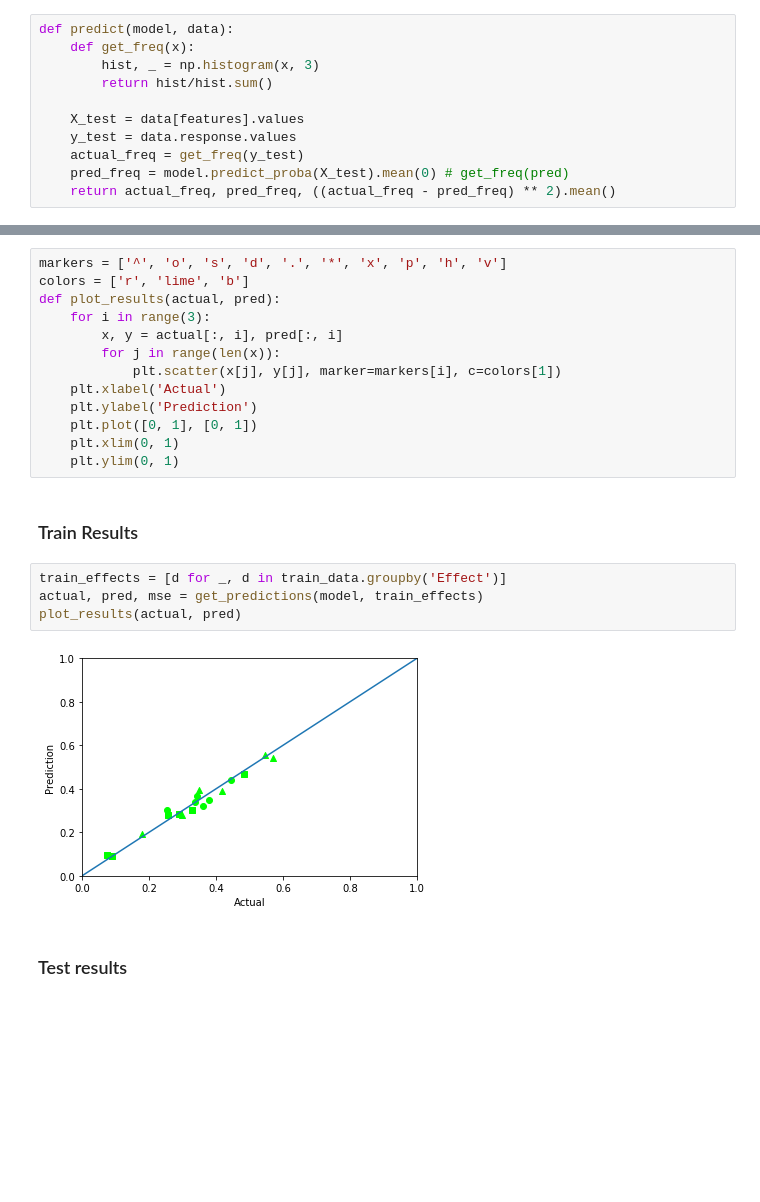
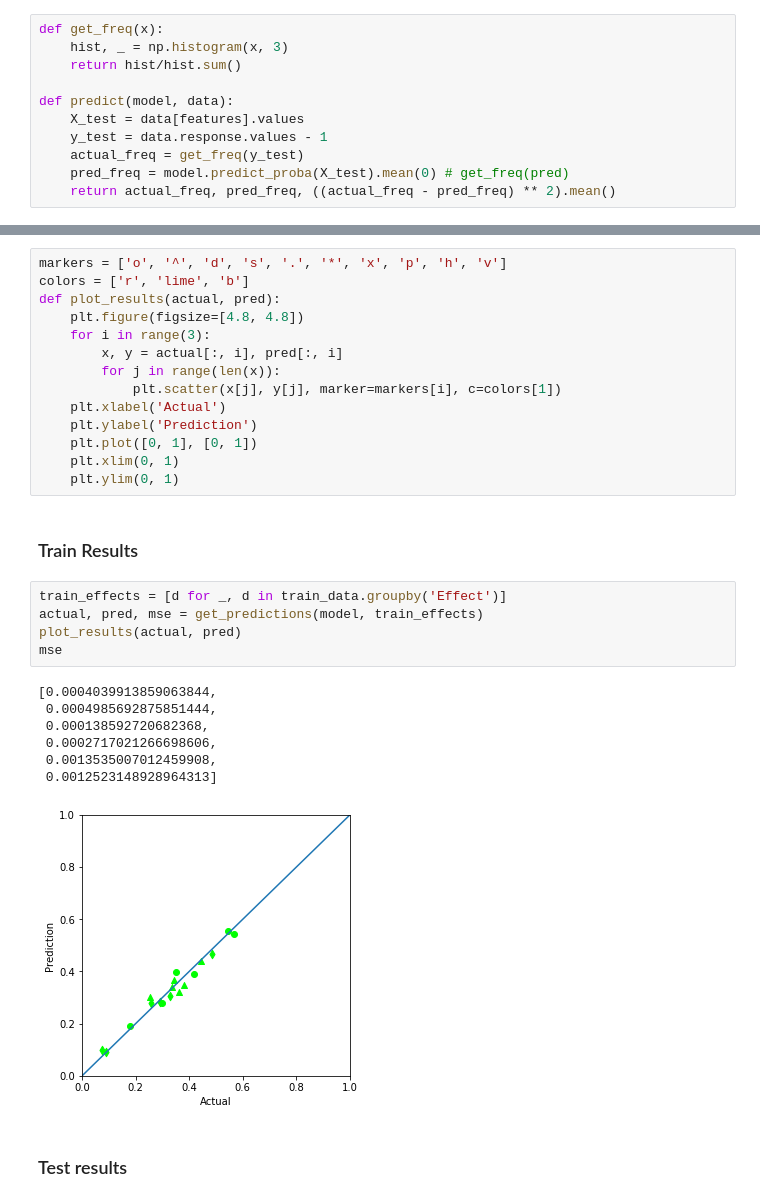
Before and after one commit to Rahgooy/mlba_ml, a Jupyter notebook: Aggregate learning.ipynb, the cells around one changed output, grey strips where cells are left out. Drawn from its saved outputs; the diff is of its cells as text; blank space fills up the shorter version.

Commit message:
Plotting the paper resutls

```diff
--- a/Aggregate learning.ipynb
+++ b/Aggregate learning.ipynb
@@ -40,13 +41,13 @@ LogisticRegression(C=1.0, class_weight=None, dual=False, fit_intercept=True,
 # %% [markdown]
 ## Results
 # %%
+def get_freq(x):
+    hist, _ = np.histogram(x, 3)
+    return hist/hist.sum()
+
 def predict(model, data):
-    def get_freq(x):
-        hist, _ = np.histogram(x, 3)
-        return hist/hist.sum()
-
     X_test = data[features].values
-    y_test = data.response.values
+    y_test = data.response.values - 1
     actual_freq = get_freq(y_test)
     pred_freq = model.predict_proba(X_test).mean(0) # get_freq(pred)
     return actual_freq, pred_freq, ((actual_freq - pred_freq) ** 2).mean()
@@ -66,9 +67,10 @@ def get_predictions(model, data):
     pred = np.array(pred)
     return actual, pred, MSE
 # %%
-markers = ['^', 'o', 's', 'd', '.', '*', 'x', 'p', 'h', 'v']
+markers = ['o', '^', 'd', 's', '.', '*', 'x', 'p', 'h', 'v']
 colors = ['r', 'lime', 'b']
 def plot_results(actual, pred):
+    plt.figure(figsize=[4.8, 4.8])
     for i in range(3):
         x, y = actual[:, i], pred[:, i]
         for j in range(len(x)):
@@ -83,9 +85,16 @@ def plot_results(actual, pred):
 # %%
 train_effects = [d for _, d in train_data.groupby('Effect')]
 actual, pred, mse = get_predictions(model, train_effects)
 plot_results(actual, pred)
+mse
 # %% [output]
+[0.0004039913859063844,
+ 0.0004985692875851444,
+ 0.000138592720682368,
+ 0.0002717021266698606,
+ 0.0013535007012459908,
+ 0.0012523148928964313]
-[figure, old version]
+[figure, new version]
 # %% [markdown]
 ### Test results
 # %% [markdown]
```
Also changed, not shown: parts of 13 cells of this notebook.
